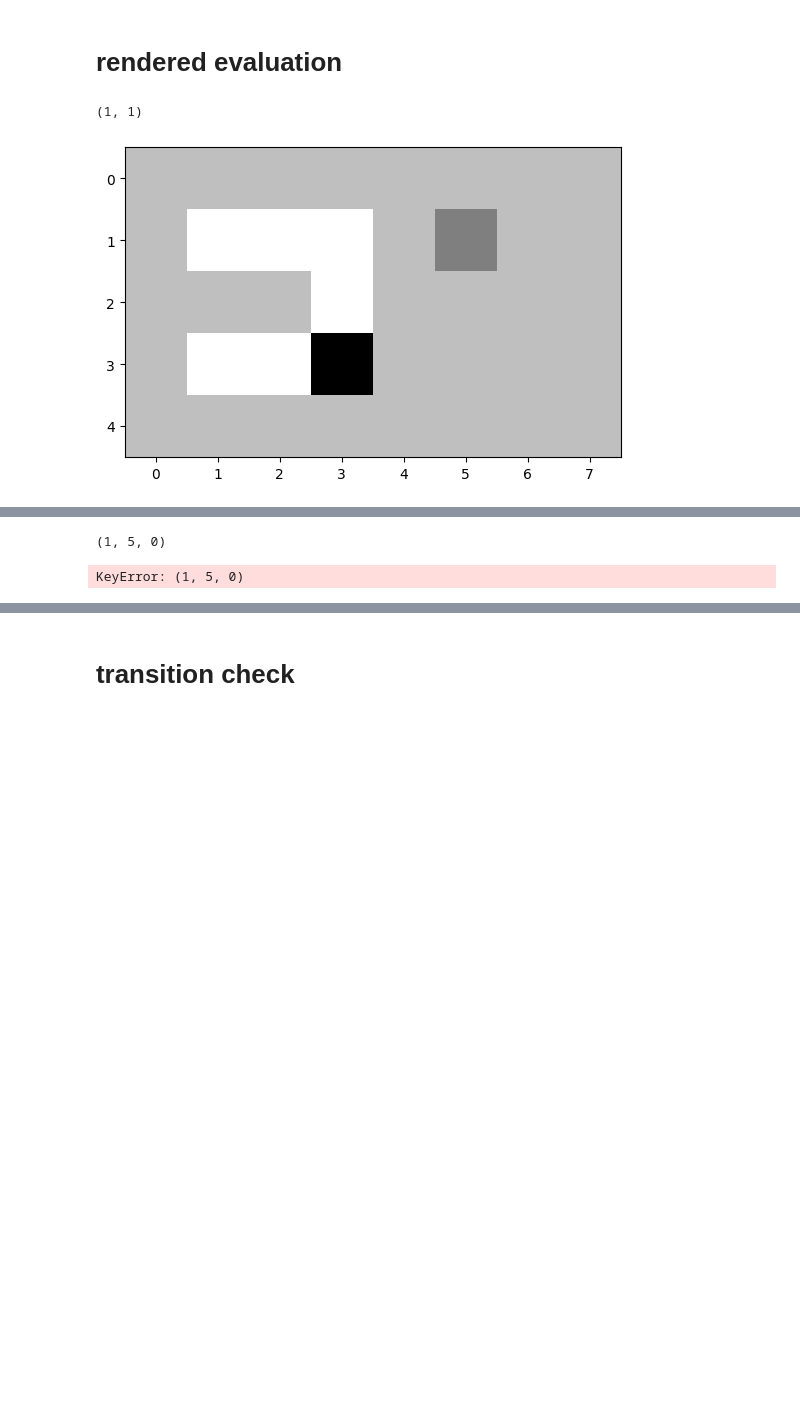
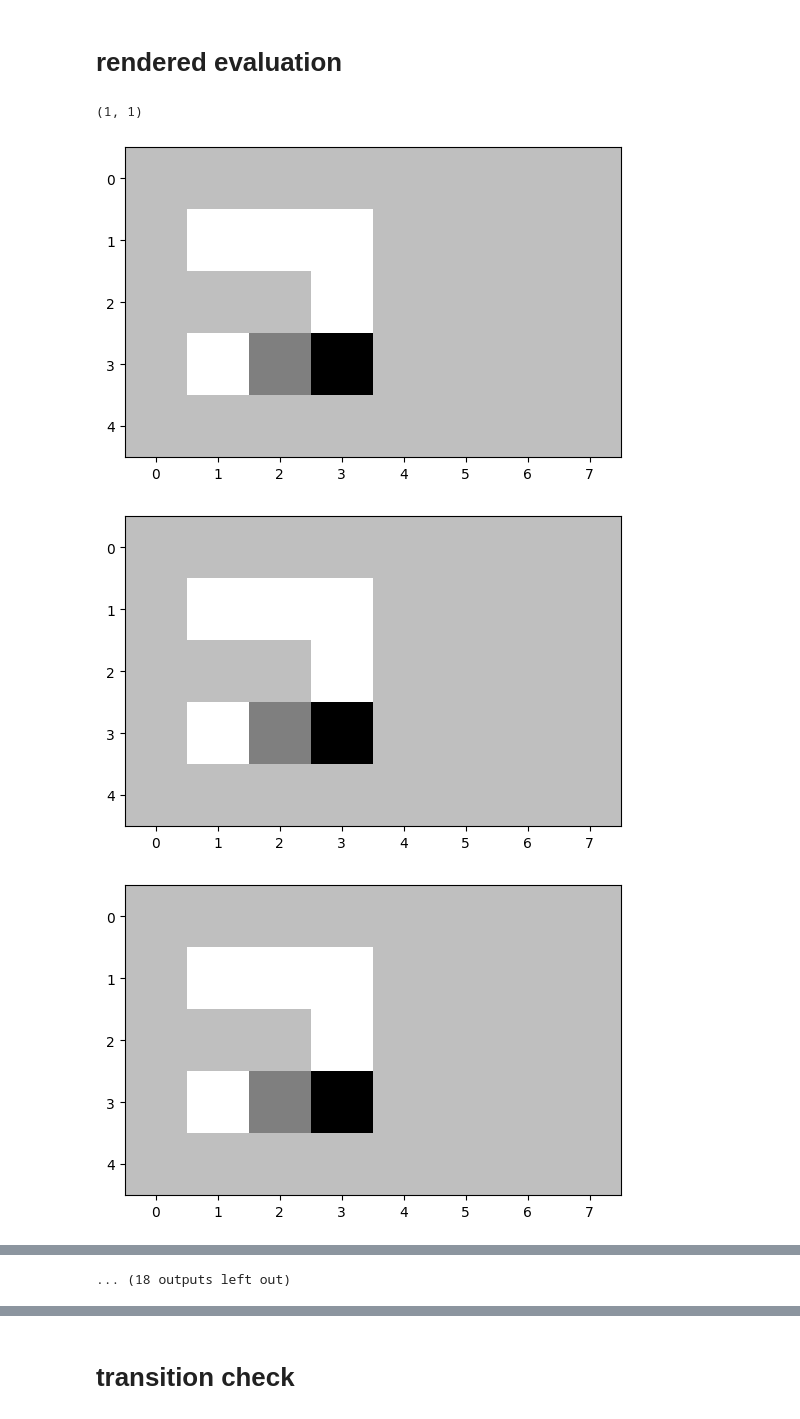
Before and after one commit to flaccagora/RoboSurgery, a Jupyter notebook: src/train.ipynb, the cells around one changed output, grey strips where cells are left out. Drawn from its saved outputs; the diff is of its cells as text; code cells hidden in the pictures; blank space fills up the shorter version.

```diff
--- a/src/train.ipynb
+++ b/src/train.ipynb
@@ -199,40 +199,41 @@ evalrewards:  [np.float64(-27.6), np.float64(-24.9), np.float64(-20.7), np.float
 # %%
 import time
 
-def evaluate_agent(env : GridEnvDeform, agent : DoubleDQNAgent, num_episodes=10):
+def evaluate_agent_env(env : GridEnvDeform, agent : DoubleDQNAgent, num_episodes=1):
     total_rewards = []
 
     for episode in range(num_episodes):
         s, _ = env.reset()
         env.render()
         episode_reward = 0
         done = False
         c = 25
         while c > 0:
             # Render the environment
-            # env.render()
+            env.render()
 
             # Agent takes an action using a greedy policy (without exploration)
-            print(s)
             action = agent.choose_action([state_dict[s]])
-            s_, reward, done, info = env.step(s, action, execute=True)
+            s_, reward, done, _, info = env.step(action,s, execute=True)
 
             next_state = state_dict[s_]
             state = next_state
-
+            s = s_
             episode_reward += reward
 
             if done or c == 1:
                 total_rewards.append(episode_reward)
                 print(f"Episode {episode + 1}/{num_episodes}, Reward: {episode_reward}")
 
             c -= 1
             time.sleep(0.1)
     avg_reward = np.mean(total_rewards)
     print(f"Average Reward over {num_episodes} episodes: {avg_reward}")
     return avg_reward
 
-evaluate_agent(env, agent, 10)
+evaluate_agent_env(env, agent, 1)
 # %% [output]
 (1, 1)
-[figure, old version]
+[figure, new version]
+[figure, added]
+[figure, added]
@@ -239,2 +248 @@ evaluate_agent(env, agent, 10)
-(1, 5, 0)
+... (18 outputs left out)
-KeyError: (1, 5, 0)
```
Also changed, not shown: parts of 4 cells of this notebook.
